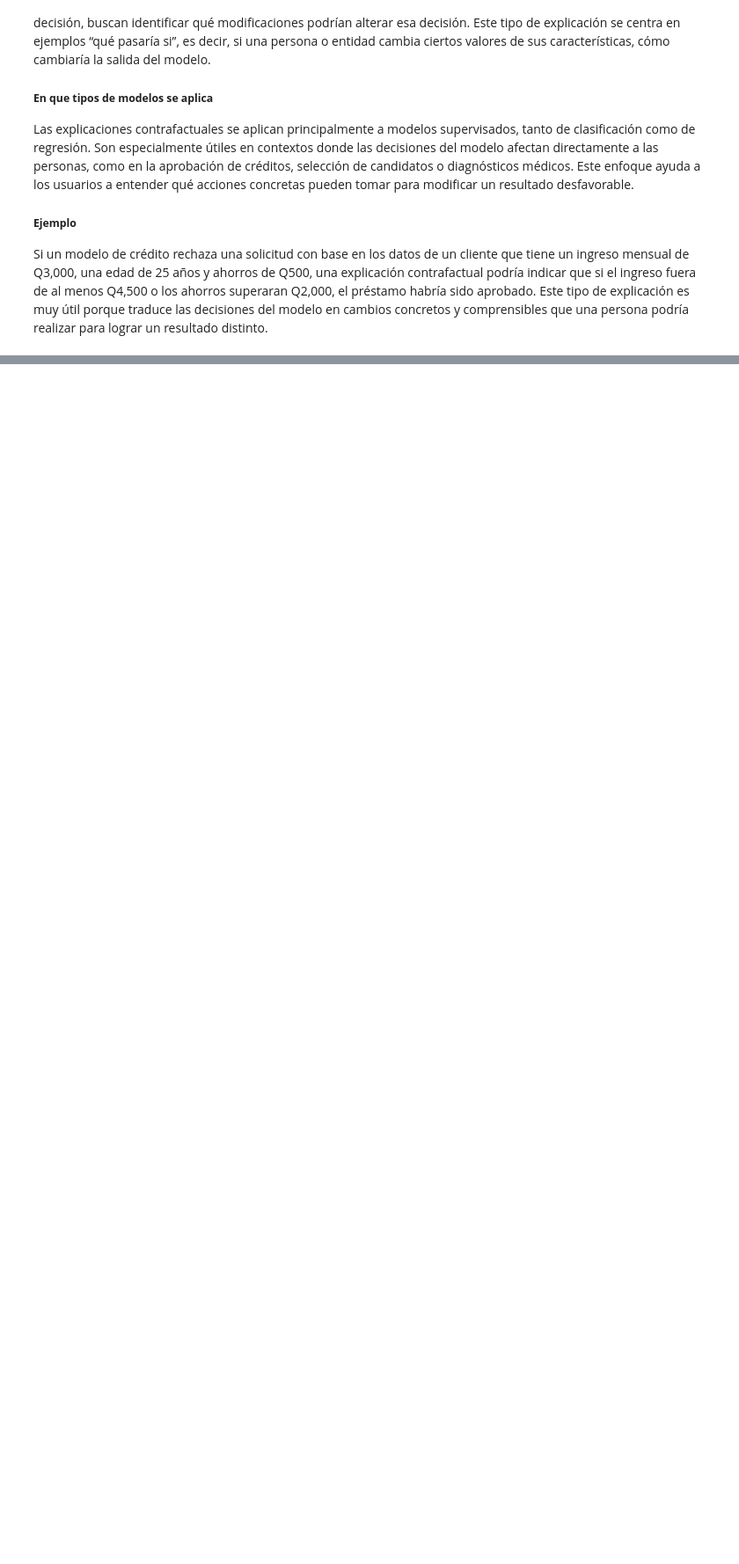
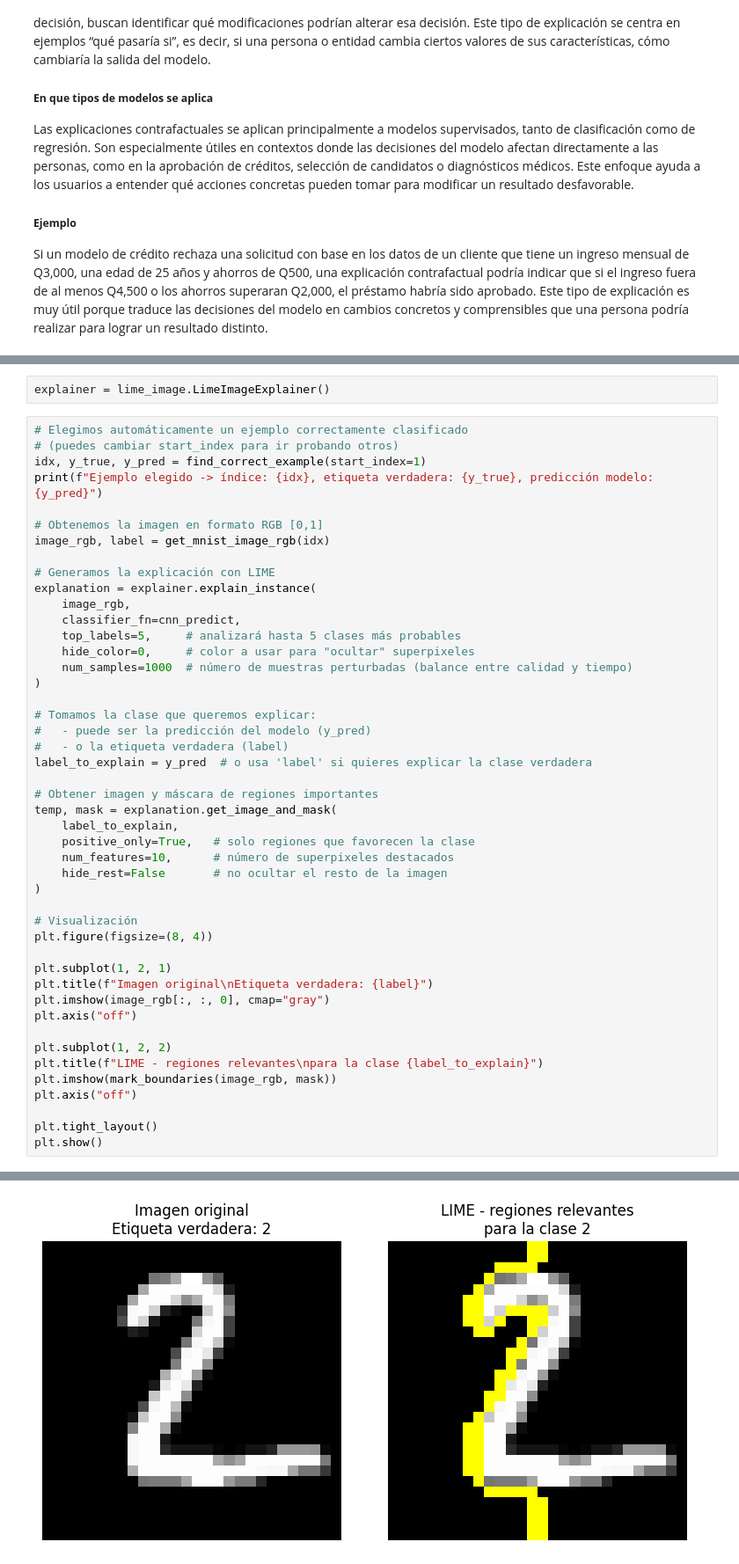
Before and after one commit to JPS4321/Lab10-DL, a Jupyter notebook: lab10.ipynb, the cells around one changed output, grey strips where cells are left out. Shown at 88% size. Saved outputs shown, nothing was run; the diff lists cells and outputs as text; blank space fills up the shorter version.

```diff
--- a/lab10.ipynb
+++ b/lab10.ipynb
@@ -43,0 +240,49 @@ Si un modelo de crédito rechaza una solicitud con base en los datos de un clien
+# %%
+explainer = lime_image.LimeImageExplainer()
+# %%
+# Elegimos automáticamente un ejemplo correctamente clasificado
+# (puedes cambiar start_index para ir probando otros)
+idx, y_true, y_pred = find_correct_example(start_index=1)
+print(f"Ejemplo elegido -> índice: {idx}, etiqueta verdadera: {y_true}, predicción modelo: {y_pred}")
+
+# Obtenemos la imagen en formato RGB [0,1]
+image_rgb, label = get_mnist_image_rgb(idx)
+
+# Generamos la explicación con LIME
+explanation = explainer.explain_instance(
+    image_rgb,
+    classifier_fn=cnn_predict,
+    top_labels=5,     # analizará hasta 5 clases más probables
+    hide_color=0,     # color a usar para "ocultar" superpixeles
+    num_samples=1000  # número de muestras perturbadas (balance entre calidad y tiempo)
+)
+
+# Tomamos la clase que queremos explicar:
+#   - puede ser la predicción del modelo (y_pred)
+#   - o la etiqueta verdadera (label)
+label_to_explain = y_pred  # o usa 'label' si quieres explicar la clase verdadera
+
+# Obtener imagen y máscara de regiones importantes
+temp, mask = explanation.get_image_and_mask(
+    label_to_explain,
+    positive_only=True,   # solo regiones que favorecen la clase
+    num_features=10,      # número de superpixeles destacados
+    hide_rest=False       # no ocultar el resto de la imagen
+)
+
+# Visualización
+plt.figure(figsize=(8, 4))
+
+plt.subplot(1, 2, 1)
+plt.title(f"Imagen original\nEtiqueta verdadera: {label}")
+plt.imshow(image_rgb[:, :, 0], cmap="gray")
+plt.axis("off")
+
+plt.subplot(1, 2, 2)
+plt.title(f"LIME - regiones relevantes\npara la clase {label_to_explain}")
+plt.imshow(mark_boundaries(image_rgb, mask))
+plt.axis("off")
+
+plt.tight_layout()
+plt.show()
+# %% [output]
@@ -43,0 +290 @@ Si un modelo de crédito rechaza una solicitud con base en los datos de un clien
+[figure, added]
```
Also changed, not shown: parts of 23 cells of this notebook, 8 other files.
